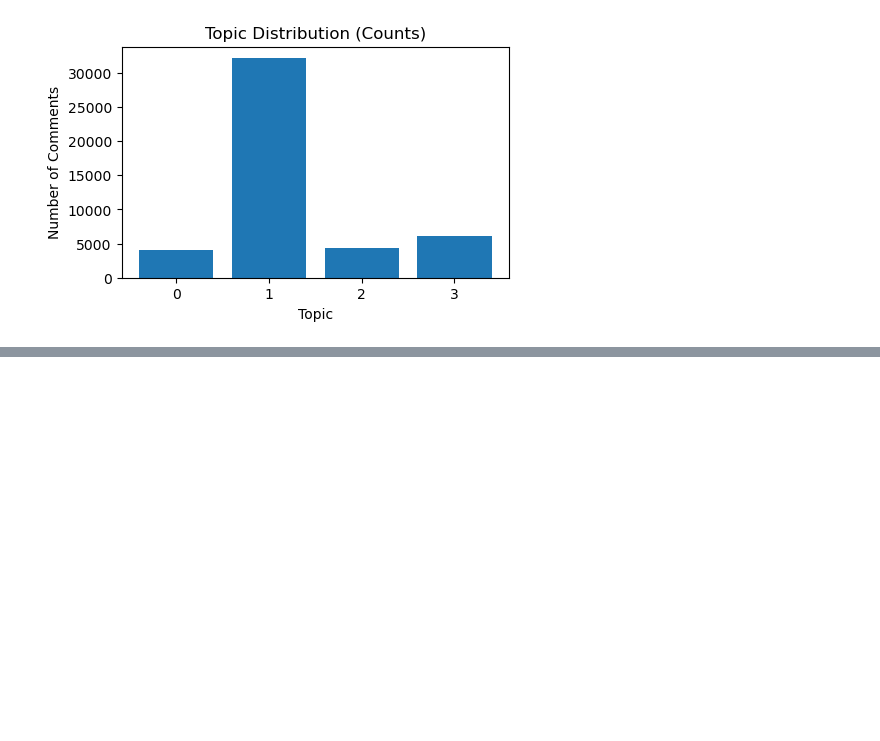
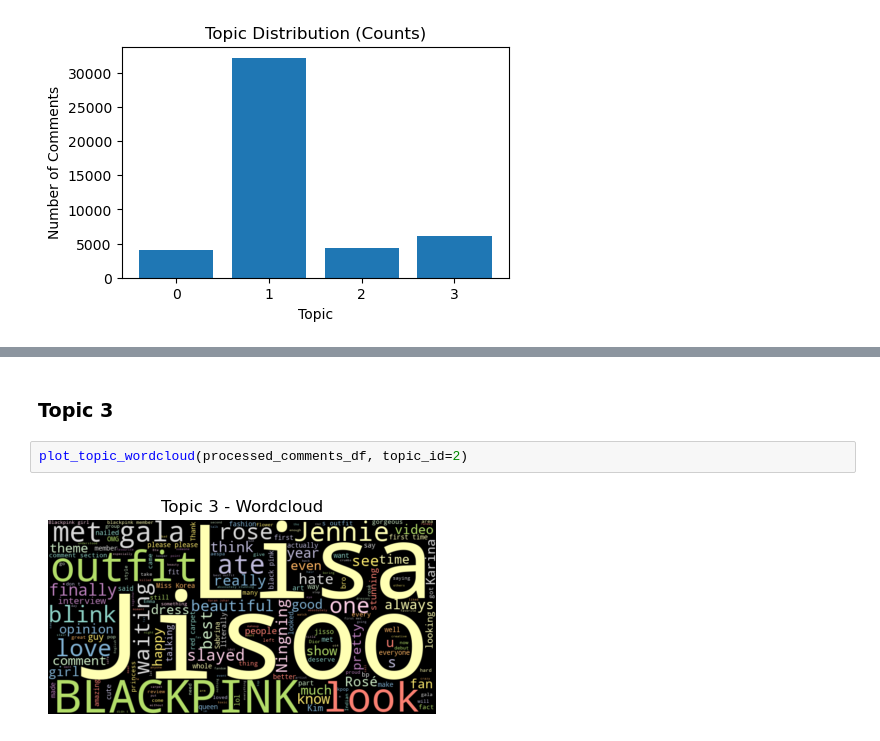
Before and after one commit to gnol-123/Network-Analysis-Project, a Jupyter notebook: notebooks/05_topic_modelling_and_analysis.ipynb, the cells around one changed output, grey strips where cells are left out. Saved outputs shown, nothing was run; the diff lists cells and outputs as text; blank space fills up the shorter version.

```diff
--- a/notebooks/05_topic_modelling_and_analysis.ipynb
+++ b/notebooks/05_topic_modelling_and_analysis.ipynb
@@ -762,0 +797,6 @@ plt.show()
+# %% [markdown]
+### Topic 3
+# %%
+plot_topic_wordcloud(processed_comments_df, topic_id=2)
+# %% [output]
+[figure, added]
```
Also changed, not shown: parts of 8 cells of this notebook.
